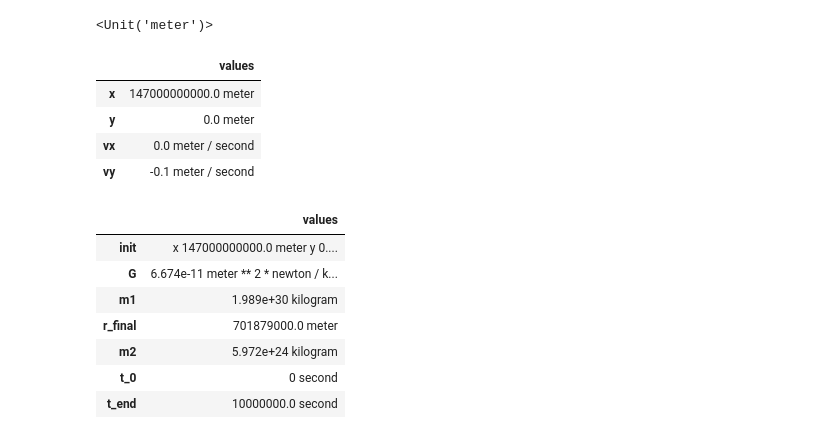
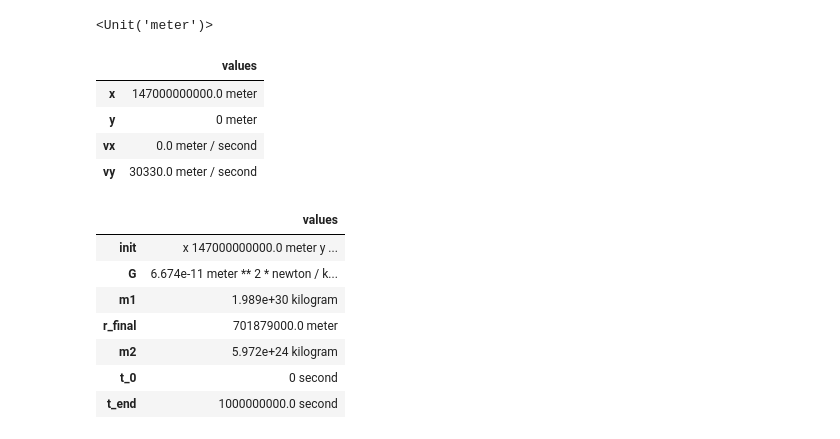
Before and after one commit to hkRho/ModSimPy, a Jupyter notebook: code/orbit_homework.ipynb, the cells around one changed output. Cells and saved outputs as stored; diff of their text form; code cells hidden in the pictures.

```diff
--- a/code/orbit_homework.ipynb
+++ b/code/orbit_homework.ipynb
@@ -35,38 +32,38 @@ m = UNITS.meter
 # %%
 # And an inition condition (with everything in SI units)
 
-r_0 = Vector(147e9, 0) * m
-v_init = Vector(0, -0.1) * m / s
+r_0 = 147e9 * m
+v_init = 30330 * m / s
 
-init = State(x = r_0.x,
-             y = r_0.y,
-             vx = v_init.x,
-             vy = v_init.y)
+init = State(x = r_0,
+             y = 0 *m,
+             vx = 0 *m/s,
+             vy = v_init)
 # %% [output]
 |  | values |
 | x | 147000000000.0 meter |
-| y | 0.0 meter |
+| y | 0 meter |
 | vx | 0.0 meter / second |
-| vy | -0.1 meter / second |
+| vy | 30330.0 meter / second |
 # %%
 # Making a system object
 
 r_earth = 6.371e6 * m
 r_sun = 695.508e6 * m
 
 system = System(init=init,
                 G=6.674e-11 * N / kg**2 * m**2,
                 m1=1.989e30 * kg,
                 r_final=r_sun + r_earth,
                 m2=5.972e24 * kg,
                 t_0=0 * s,
-                t_end=1e7 * s)
+                t_end=1e9 * s)
 # %% [output]
 |  | values |
-| init | x 147000000000.0 meter y 0.... |
+| init | x 147000000000.0 meter y ... |
 | G | 6.674e-11 meter ** 2 * newton / k... |
 | m1 | 1.989e+30 kilogram |
 | r_final | 701879000.0 meter |
 | m2 | 5.972e+24 kilogram |
 | t_0 | 0 second |
-| t_end | 10000000.0 second |
+| t_end | 1000000000.0 second |
```
Also changed, not shown: parts of 22 cells of this notebook.
